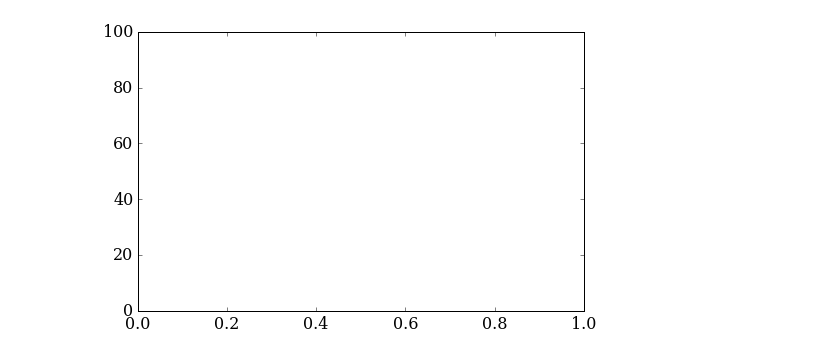
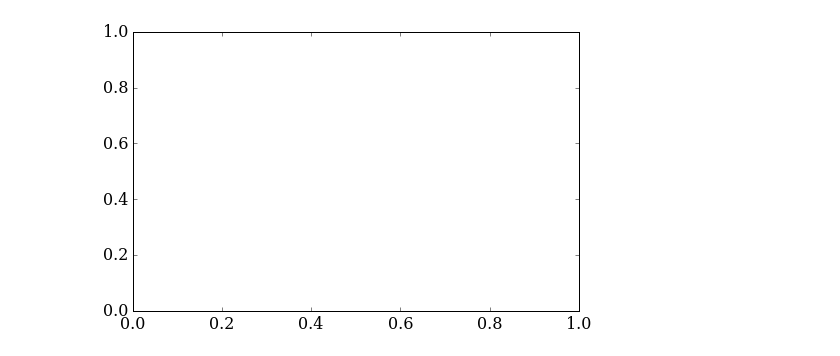
Before and after one commit to numerical-mooc/assignment-bank-2016, a Jupyter notebook: yueyang1992/AD_equation.ipynb, the cells around one changed output. Cells and saved outputs as stored; diff of their text form; code cells hidden in the pictures.

```diff
--- a/yueyang1992/AD_equation.ipynb
+++ b/yueyang1992/AD_equation.ipynb
@@ -52,9 +52,9 @@ C = x*100/L
 # %%
 fig = pyplot.figure(figsize=(8,5))
-ax = pyplot.axes(xlim=(0,1), ylim=(0,100))
+ax = pyplot.axes(xlim=(0,1), ylim=(0,1))
 line = ax.plot([], [], color='#003366', ls='--', lw =3)[0]
 # %% [output]
-[figure, old version]
+[figure, new version]
 # %%
 def AD_equation(i):
     line.set_data(x,C)
```
Also changed, not shown: parts of 9 cells of this notebook.
